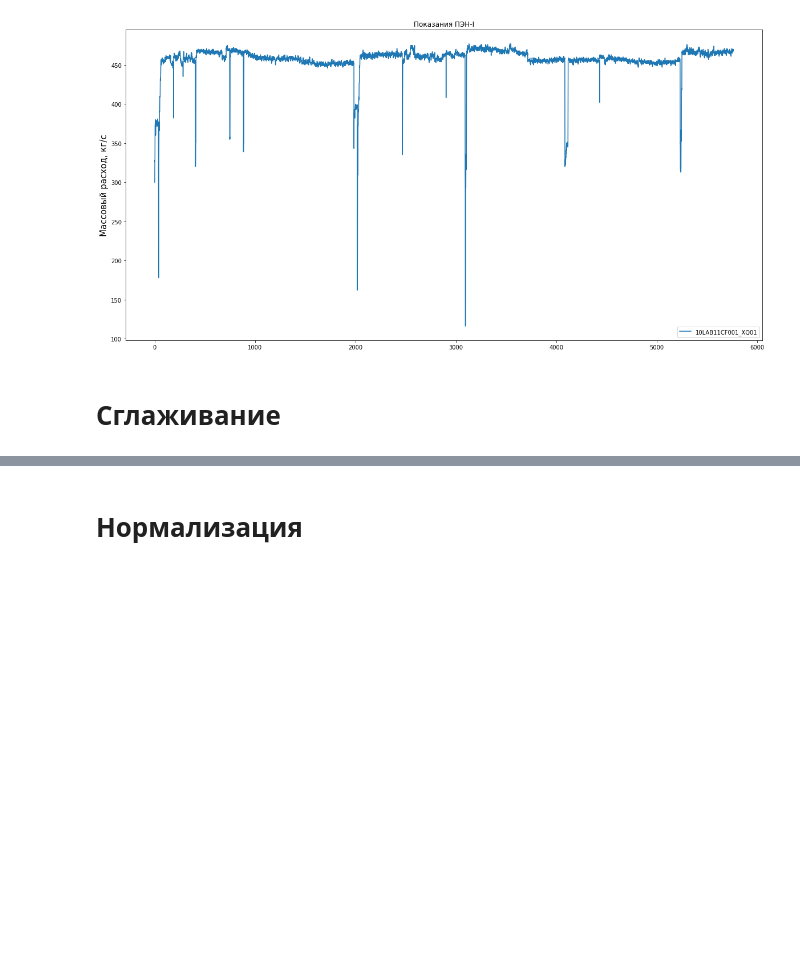
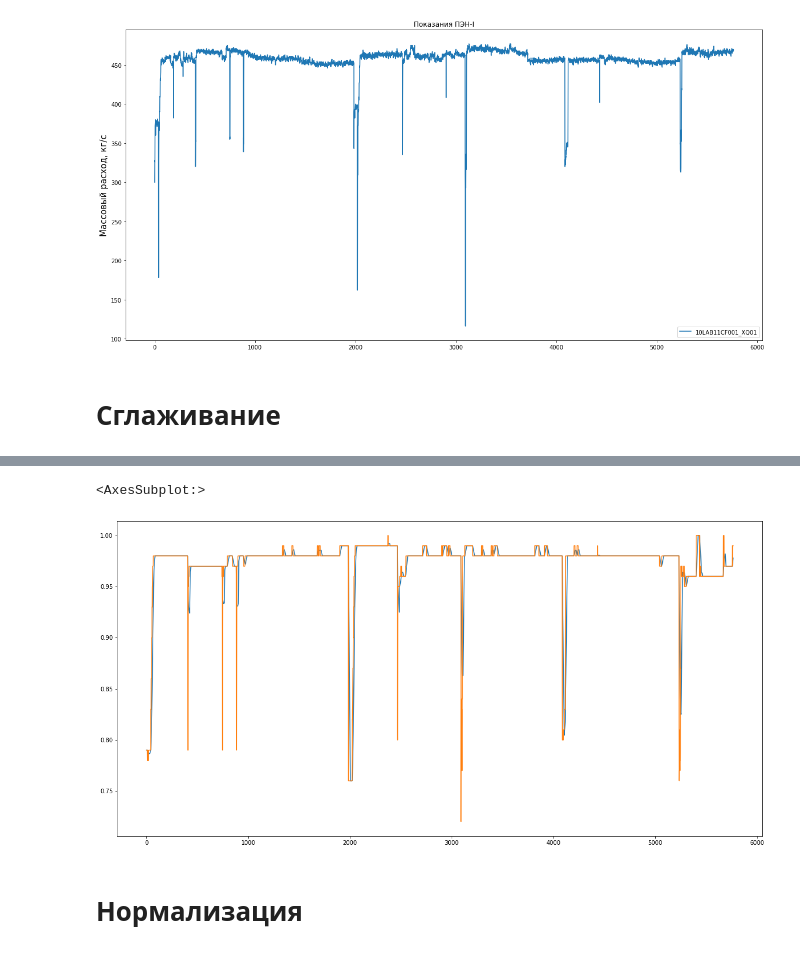
Before and after one commit to edodo1337/diplom, a Jupyter notebook: Диплом.ipynb, the cells around one changed output, grey strips where cells are left out. Cells and saved outputs as stored; diff of their text form; code cells hidden in the pictures; blank space fills up the shorter version.

```diff
--- a/Диплом.ipynb
+++ b/Диплом.ipynb
@@ -363,3 +360,9 @@ plt.legend(loc='lower right')
+# %%
+(filtred_data['pump_1_in']/filtred_data['pump_1_in'].max()).plot()
+smoothed_data['pump_1_in'].plot()
+# %% [output]
+<AxesSubplot:>
+[figure, added]
 # %% [markdown]
 <h1>Нормализация</h1>
 # %%
```
Also changed, not shown: parts of 6 cells of this notebook.
